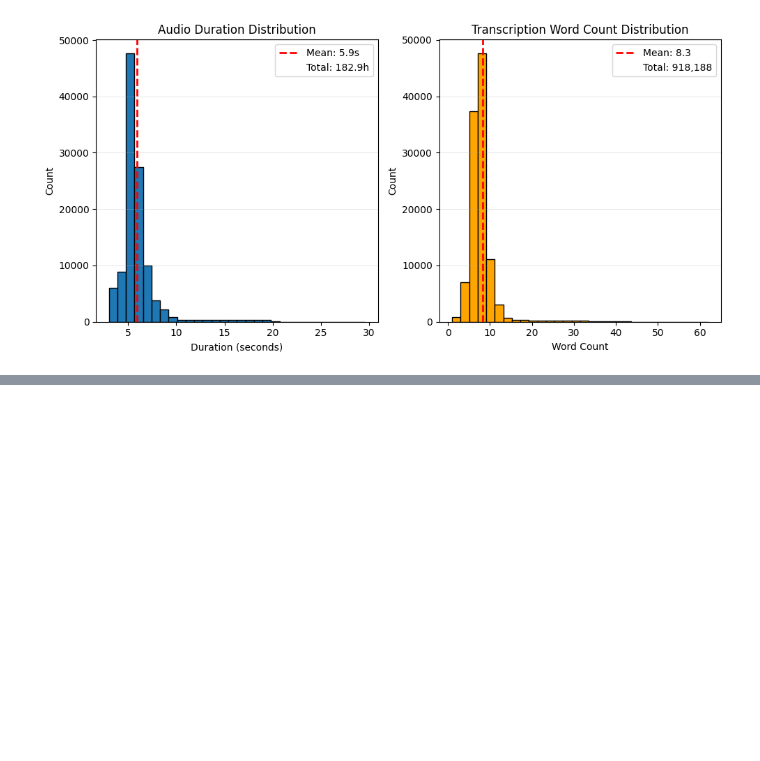
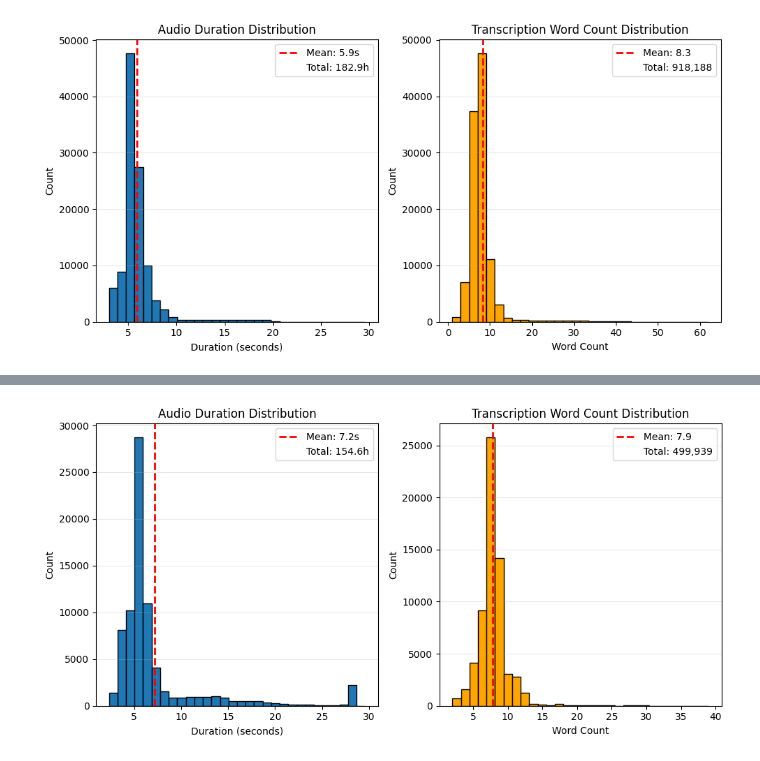
Before and after one commit to HaidarChaito/uzbek-automatic-speech-recognition, a Jupyter notebook: notebooks/combine_sampled_datasets.ipynb, the cells around one changed output, grey strips where cells are left out. Cells and saved outputs as stored; diff of their text form; code cells hidden in the pictures; blank space fills up the shorter version.

Commit message:
Add combined data part 2

```diff
--- a/notebooks/combine_sampled_datasets.ipynb
+++ b/notebooks/combine_sampled_datasets.ipynb
@@ -428,0 +777,23 @@ plot_distribution_graphs(combined_case_sensitive_df)
+# %%
+print(f"At least {combined_case_sensitive_df["speaker_id"].nunique():,} speakers involved\n")
+
+total_duration = combined_case_sensitive_df["duration"].sum() / 3600
+print(f"Combined total duration: {total_duration:.2f} hours")
+
+# Overall augmented portion
+is_augmented_mask = combined_case_sensitive_df["path"].str.contains("augmented", case=False)
+combined_case_sensitive_df["is_augmented"] = is_augmented_mask
+
+augmented_duration = combined_case_sensitive_df[is_augmented_mask]["duration"].sum() / 3600
+print(f"Augmented hours: {augmented_duration:.2f}")
+print(f"Augmented portion: {(augmented_duration / total_duration) * 100:.2f}%\n")
+
+print(combined_case_sensitive_df.groupby(["dataset", "type"])["duration"].sum() / 3600)
+print()
+
+# Augmented vs non-augmented duration per dataset
+print(combined_case_sensitive_df.groupby(["dataset", "is_augmented"])["duration"].sum() / 3600)
+print()
+
+print(combined_case_sensitive_df.groupby(["dataset", "gender"], dropna=False)["duration"].sum() / 3600)
+print()
@@ -428,0 +818,6 @@ plot_distribution_graphs(combined_case_sensitive_df)
+# %%
+from scripts.dataset_plotting import plot_distribution_graphs
+
+plot_distribution_graphs(combined_case_sensitive_df)
+# %% [output]
+[figure, added]
```
Also changed, not shown: parts of 18 cells of this notebook, 1 other file.
